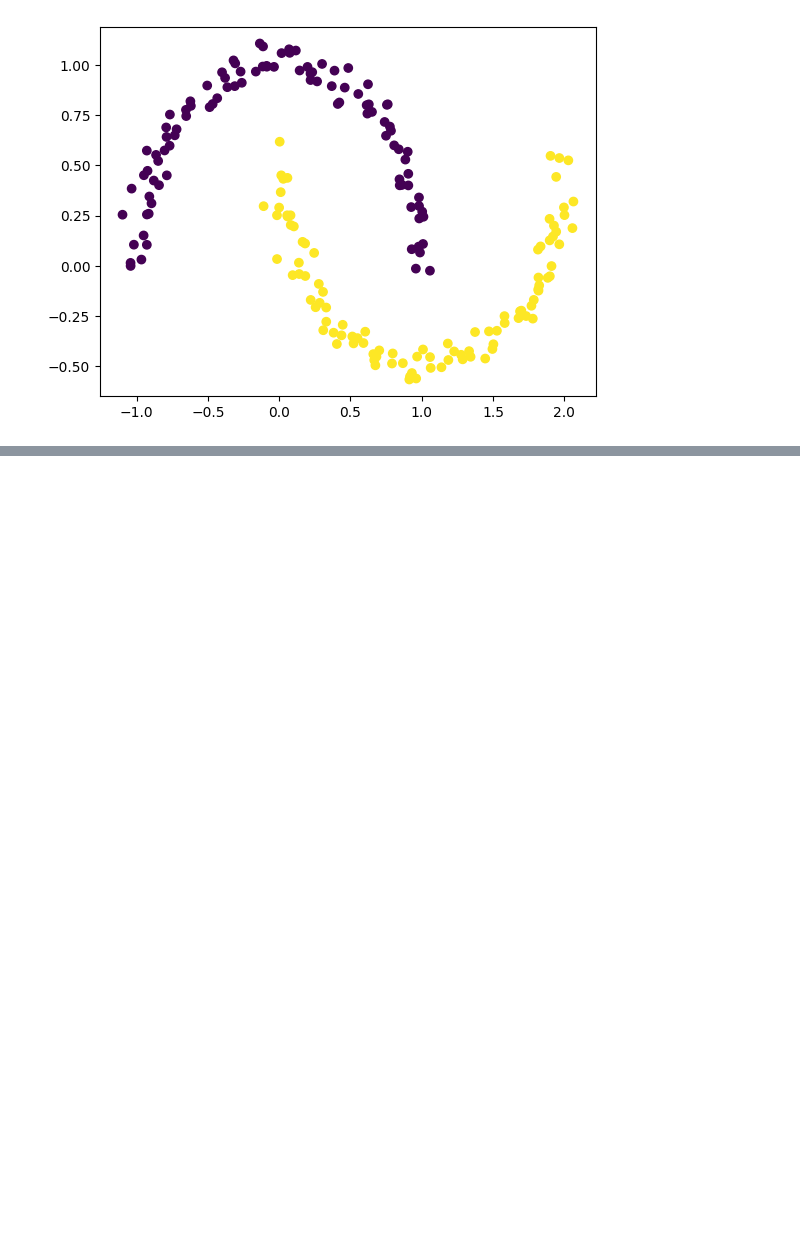
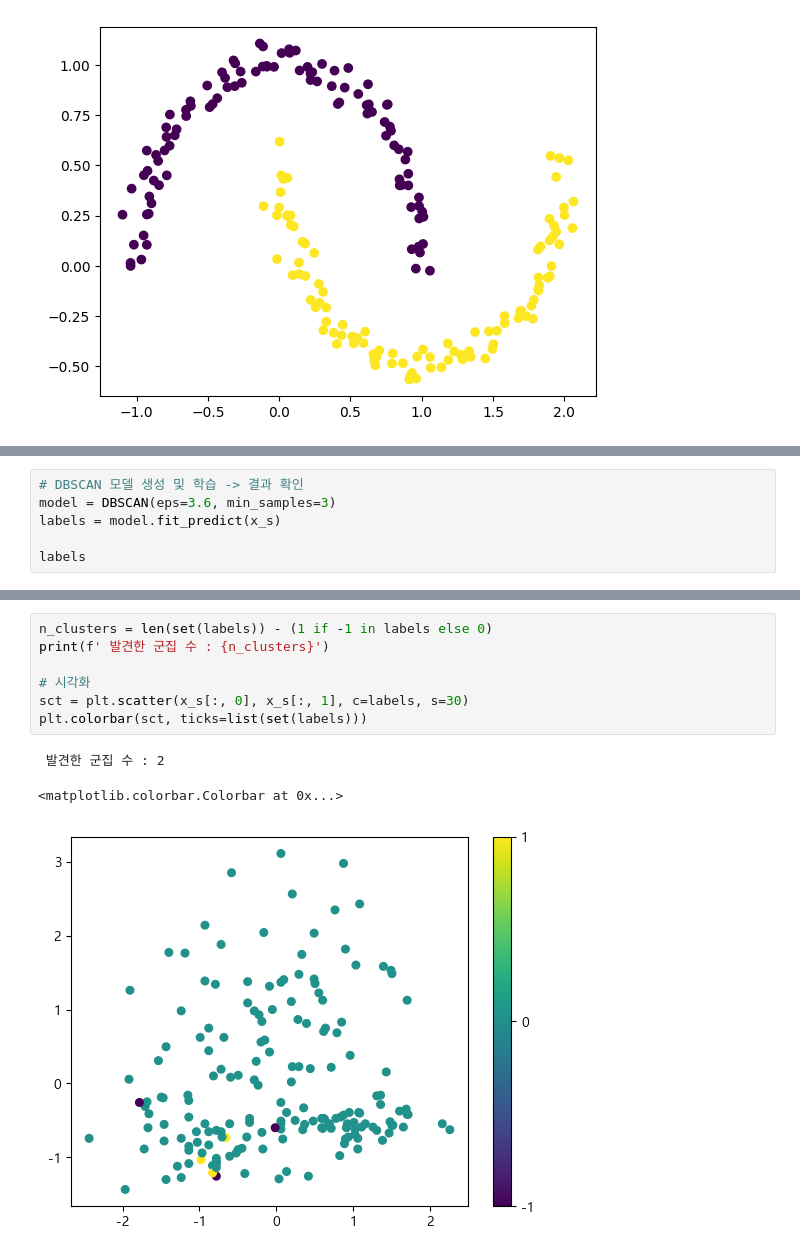
Before and after one commit to sjlimiei25/AI-Prediction, a Jupyter notebook: unsupervised_learning/2_dbscan_clustering.ipynb, the cells around one changed output, grey strips where cells are left out. Cells and saved outputs as stored; diff of their text form; blank space fills up the shorter version.

```diff
--- a/unsupervised_learning/2_dbscan_clustering.ipynb
+++ b/unsupervised_learning/2_dbscan_clustering.ipynb
@@ -116,0 +172,6 @@ x.describe().loc[['min', 'max']]
+# %%
+# DBSCAN 모델 생성 및 학습 -> 결과 확인
+model = DBSCAN(eps=3.6, min_samples=3)
+labels = model.fit_predict(x_s)
+
+labels
@@ -116,0 +190,11 @@ x.describe().loc[['min', 'max']]
+# %%
+n_clusters = len(set(labels)) - (1 if -1 in labels else 0)
+print(f' 발견한 군집 수 : {n_clusters}')
+
+# 시각화
+sct = plt.scatter(x_s[:, 0], x_s[:, 1], c=labels, s=30)
+plt.colorbar(sct, ticks=list(set(labels)))
+# %% [output]
+ 발견한 군집 수 : 2
+<matplotlib.colorbar.Colorbar at 0x...>
+[figure, added]
```
Also changed, not shown: parts of 3 cells of this notebook.
